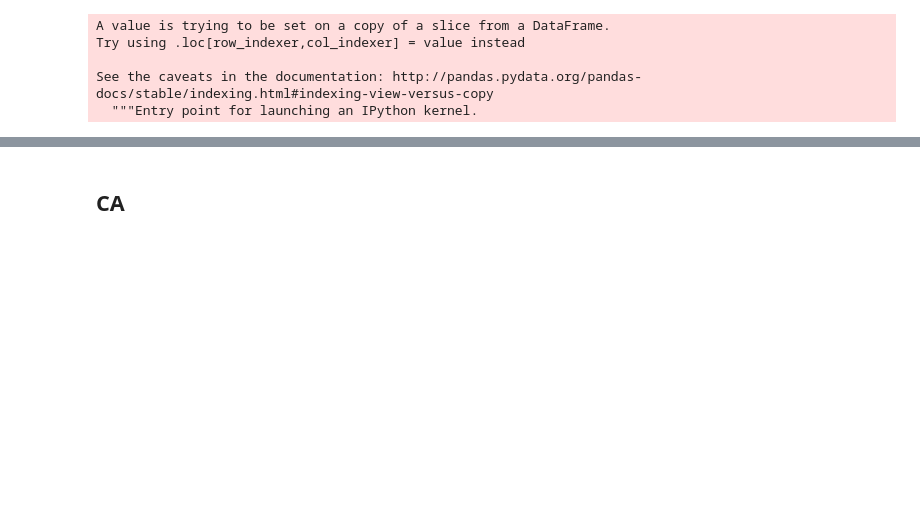
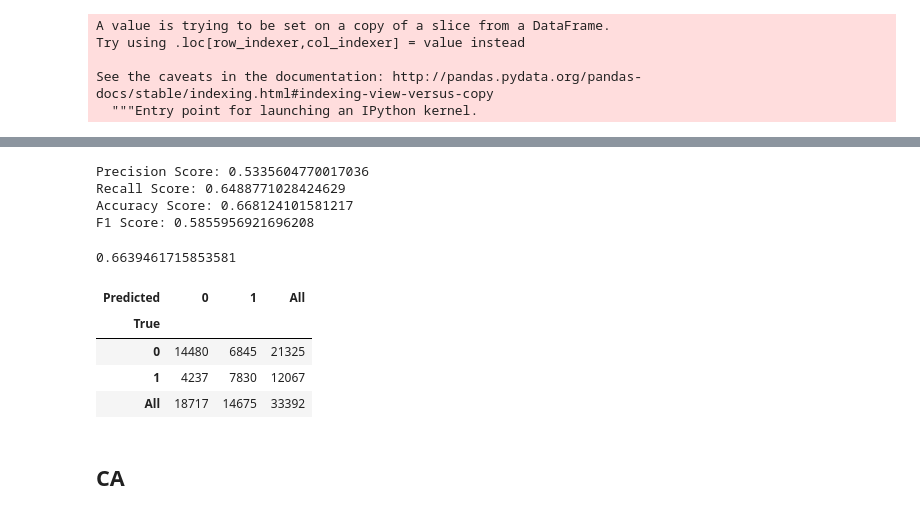
Before and after one commit to JonBebi/Kickfinisher, a Jupyter notebook: Kick.ipynb, the cells around one changed output, grey strips where cells are left out. Cells and saved outputs as stored; diff of their text form; code cells hidden in the pictures; blank space fills up the shorter version.

```diff
--- a/Kick.ipynb
+++ b/Kick.ipynb
@@ -635,3 +692,24 @@ Validation accuracy: 66.87%
+# %%
+print_metrics(y_test, y_pred)
+# %% [output]
+Precision Score: 0.5335604770017036
+Recall Score: 0.6488771028424629
+Accuracy Score: 0.668124101581217
+F1 Score: 0.5855956921696208
+# %%
+roc_auc_score(y_test, y_pred)
+# %% [output]
+0.6639461715853581
+# %%
+# Confusion matrix
+
+pd.crosstab(y_test, y_pred, rownames=['True'], colnames=['Predicted'], margins=True)
+# %% [output]
+| Predicted | 0 | 1 | All |
+| True |  |  |  |
+| 0 | 14480 | 6845 | 21325 |
+| 1 | 4237 | 7830 | 12067 |
+| All | 18717 | 14675 | 33392 |
 # %% [markdown]
 ## CA
 # %%
```
Also changed, not shown: parts of 60 cells of this notebook.
